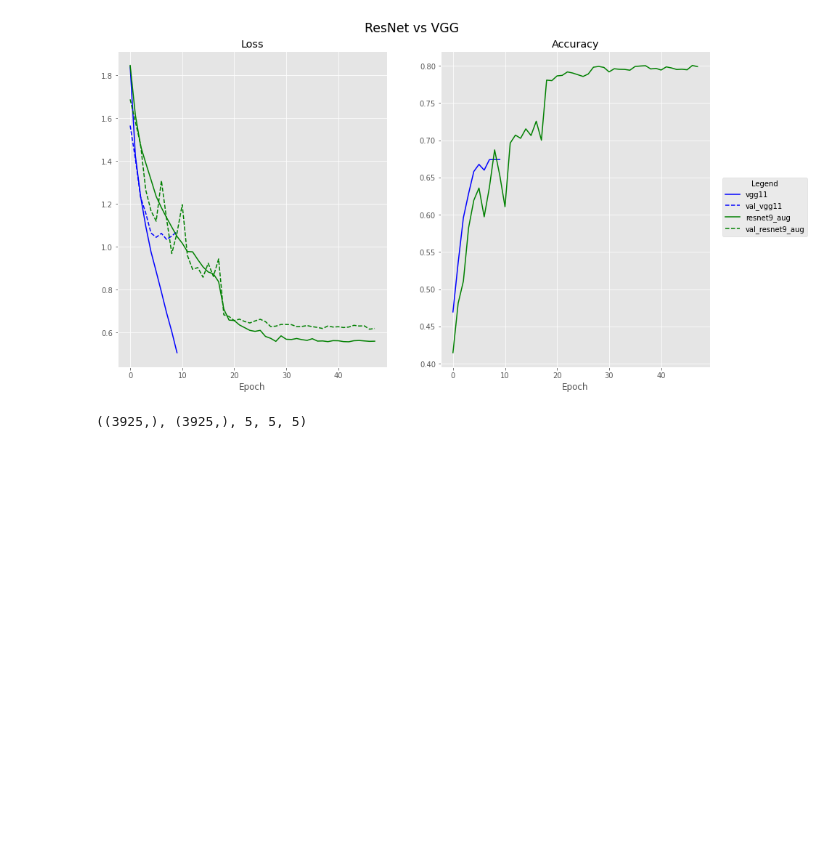
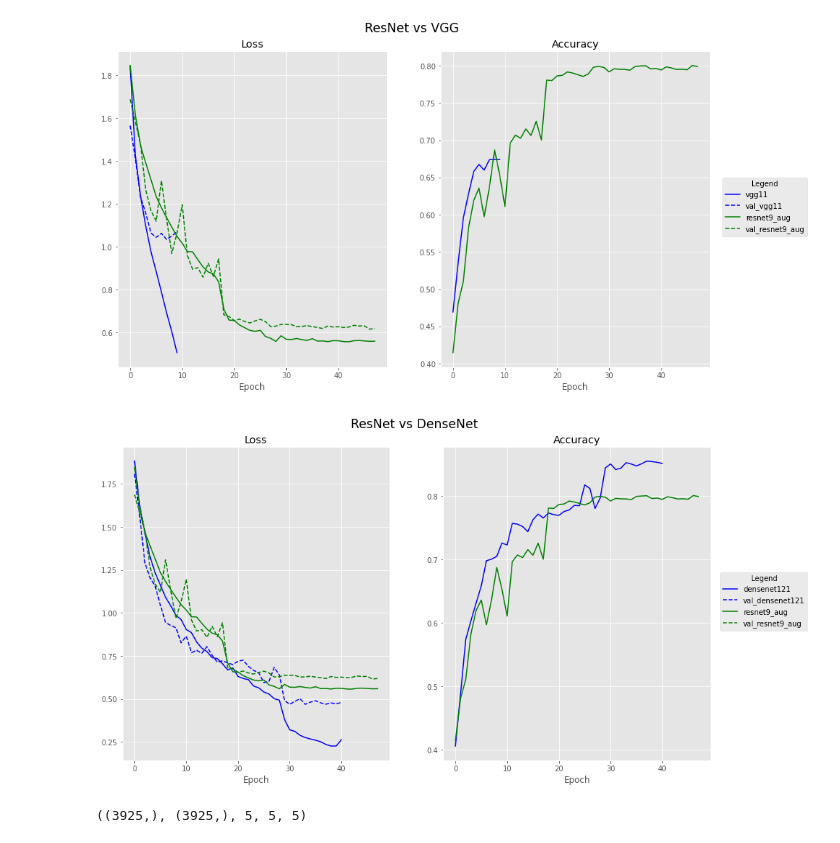
Before and after one commit to AnnaAltynova/imagenette, a Jupyter notebook: imagenette/results.ipynb, the cells around one changed output. Saved outputs shown, nothing was run; the diff lists cells and outputs as text; code cells hidden in the pictures; blank space fills up the shorter version.

```diff
--- a/imagenette/results.ipynb
+++ b/imagenette/results.ipynb
@@ -95,6 +95,11 @@ plot_models(['logs_vgg11.json','logs_resnet9_aug.json' ],
             title='ResNet vs VGG')
 # %% [output]
 [figure]
+# %%
+plot_models(['logs_densenet121.json','logs_resnet9_aug.json' ],
+            title='ResNet vs DenseNet')
+# %% [output]
+[figure, added]
 # %%
 # best Resnet prediction analysis
 if 'model' in locals():
```
Also changed, not shown: 1 other file.
